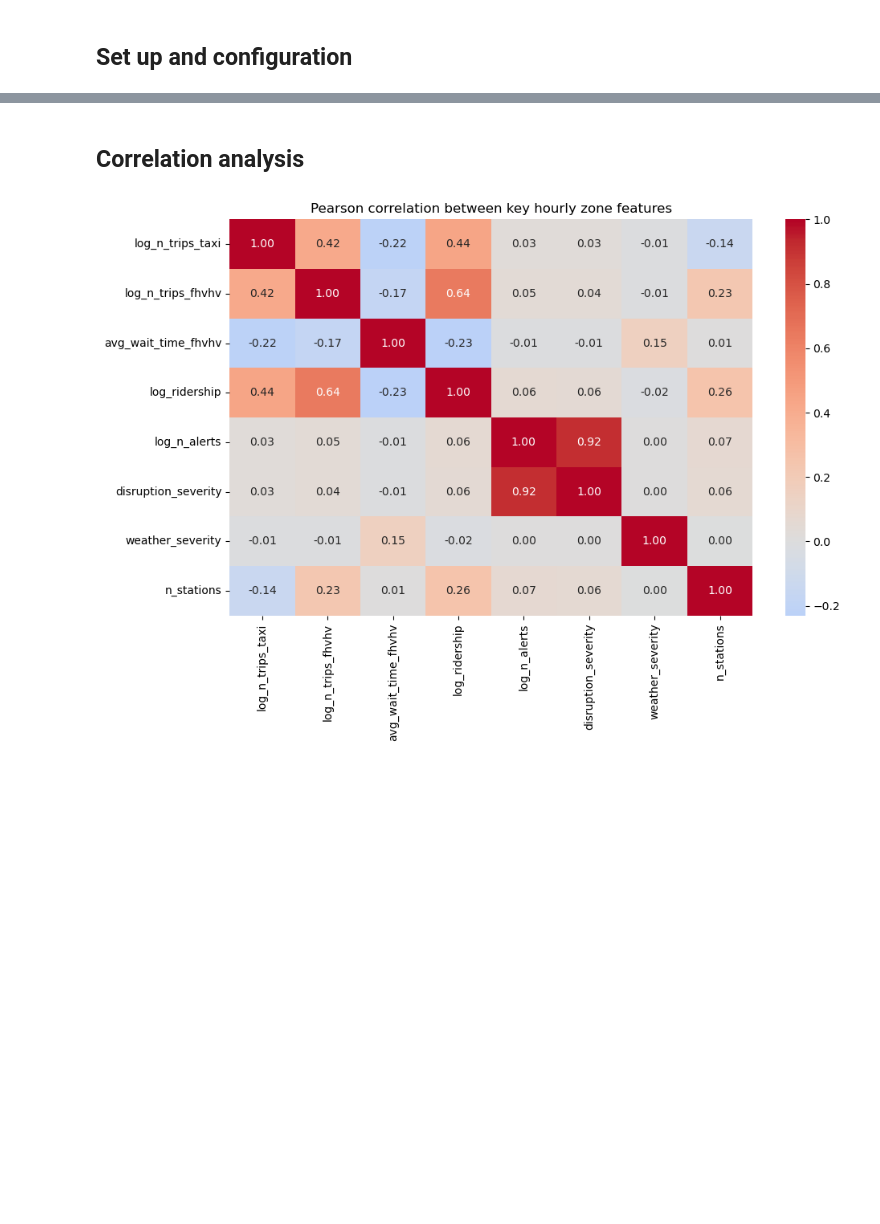
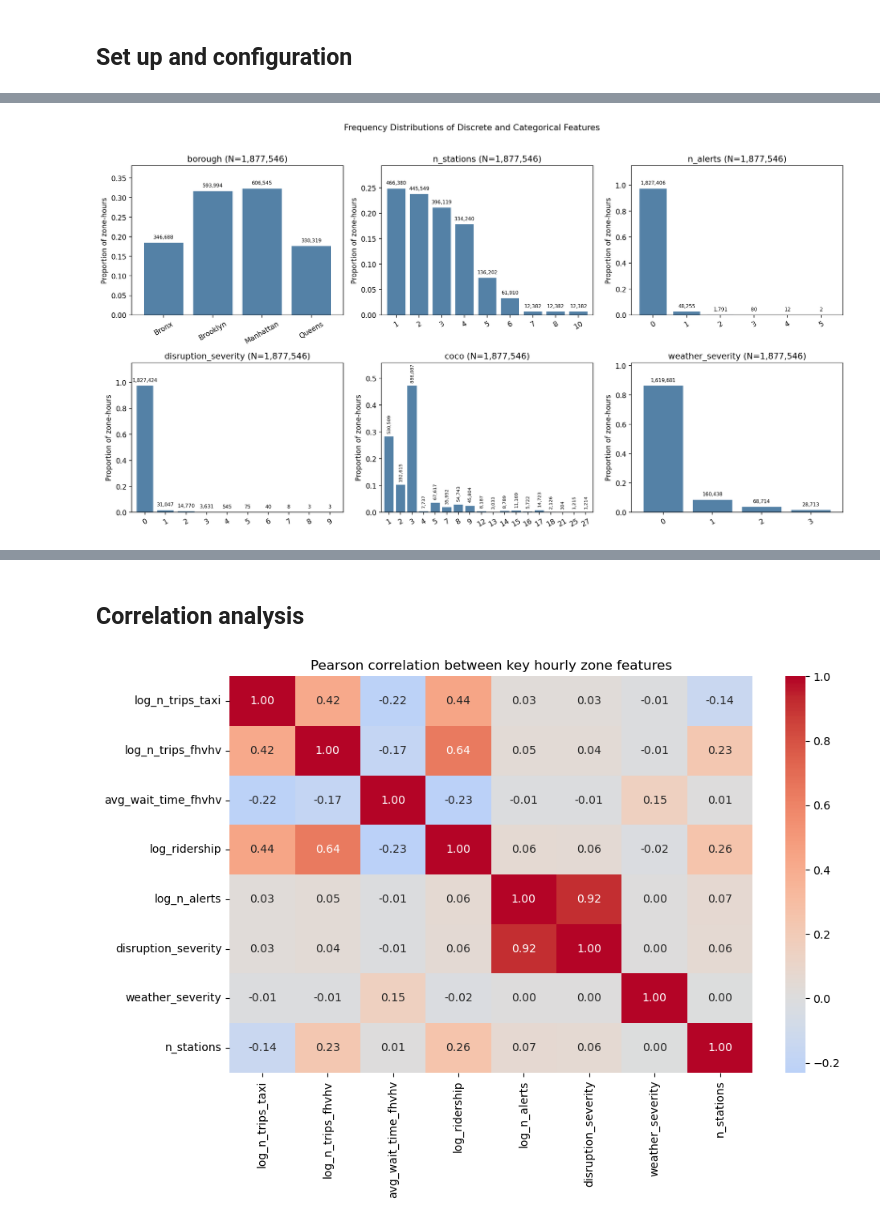
Before and after one commit to hannimeee/nyc_taxi_demand_response, a Jupyter notebook: code/04_exploratory_analysis.ipynb, the cells around one changed output, grey strips where cells are left out. Drawn from its saved outputs; the diff is of its cells as text; code cells hidden in the pictures; blank space fills up the shorter version.

Commit message:
Updated interaction analysis, added distribution and outlier analysis

```diff
--- a/code/04_exploratory_analysis.ipynb
+++ b/code/04_exploratory_analysis.ipynb
@@ -89,0 +135,15 @@ sdf_tlc_hourly = spark.read.parquet(f"{features_dir}/tlc_zone_hourly_final")
+# %%
+# Total no. rows for calculating percentage
+total_rows = sdf_tlc_hourly.count()
+
+# Frequency count and prop for each unique value in given feature
+for col in frequency_feature_cols:
+    print(f"\nFrequency count for {col}")
+    (
+        sdf_tlc_hourly
+        .groupBy(col)
+        .agg(F.count("*").alias("n_rows"))
+        .withColumn("prop", F.round(F.col("n_rows") / F.lit(total_rows), 4))
+        .orderBy(F.desc("n_rows"))
+        .show(50, truncate=False)
+    )
@@ -89,0 +168,67 @@ sdf_tlc_hourly = spark.read.parquet(f"{features_dir}/tlc_zone_hourly_final")
+# %%
+fig, axes = plt.subplots(2, 3, figsize=(15, 8), dpi=160)
+axes = axes.flatten()
+
+for ax, col in zip(axes, frequency_feature_cols):
+    freq_pd = (
+        sdf_tlc_hourly
+        .groupBy(col)
+        .agg(F.count("*").alias("n_rows"))
+        .withColumn("prop", F.col("n_rows") / F.lit(total_rows))
+        .orderBy(col)
+        .toPandas()
+    )
+
+    sns.barplot(
+        data=freq_pd,
+        x=col,
+        y="prop",
+        ax=ax,
+        color="steelblue"
+    )
+
+    # Add plot padding so labels do not touch frame
+    y_max = freq_pd["prop"].max()
+    y_pad = y_max * 0.18 if y_max > 0 else 0.05
+    ax.set_ylim(0, y_max + y_pad)
+
+    n_bars = len(freq_pd)
+    ax.set_xlim(-0.65, n_bars - 0.35)
+
+    # Label bars with counts
+    label_offset = y_max * 0.025 if y_max > 0 else 0.01
+
+    for patch, n in zip(ax.patches, freq_pd["n_rows"]):
+        height = patch.get_height()
+        x = patch.get_x() + patch.get_width() / 2
+
+        if col == "coco":
+            ax.text(
+                x,
+                height + label_offset,
+                f"{int(n):,}",
+                ha="center",
+                va="bottom",
+                fontsize=6.5,
+                rotation=90
+            )
+        else:
+            ax.text(
+                x,
+                height + label_offset,
+                f"{int(n):,}",
+                ha="center",
+                va="bottom",
+                fontsize=7
+            )
+
+    ax.set_title(f"{col} (N={total_rows:,})")
+    ax.set_xlabel("")
+    ax.set_ylabel("Proportion of zone-hours")
+    ax.tick_params(axis="x", rotation=30)
+
+plt.suptitle("Frequency Distributions of Discrete and Categorical Features", y=1.02)
+plt.tight_layout()
+plt.show()
+# %% [output]
+[figure, added]
```
Also changed, not shown: parts of 38 cells of this notebook.
